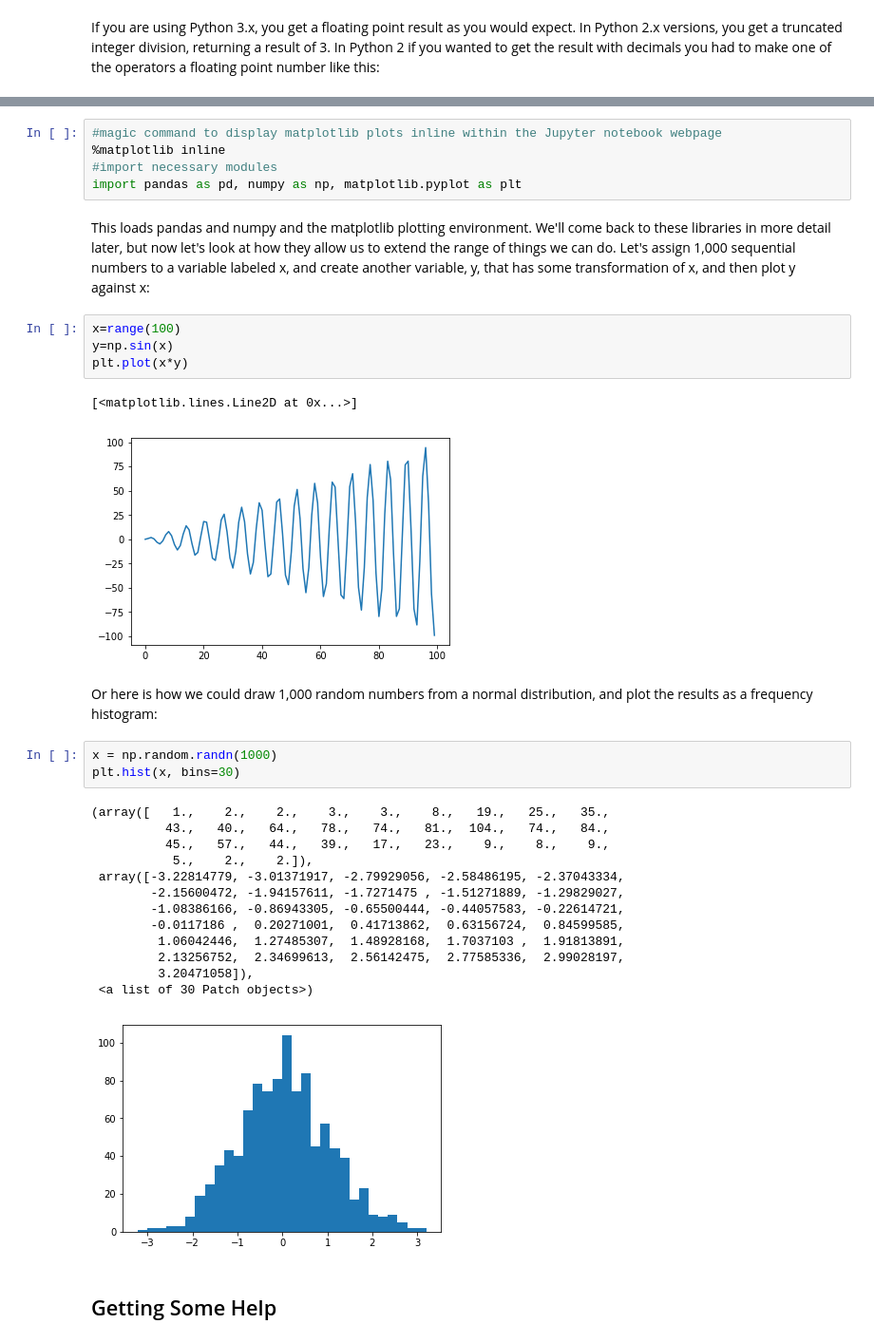
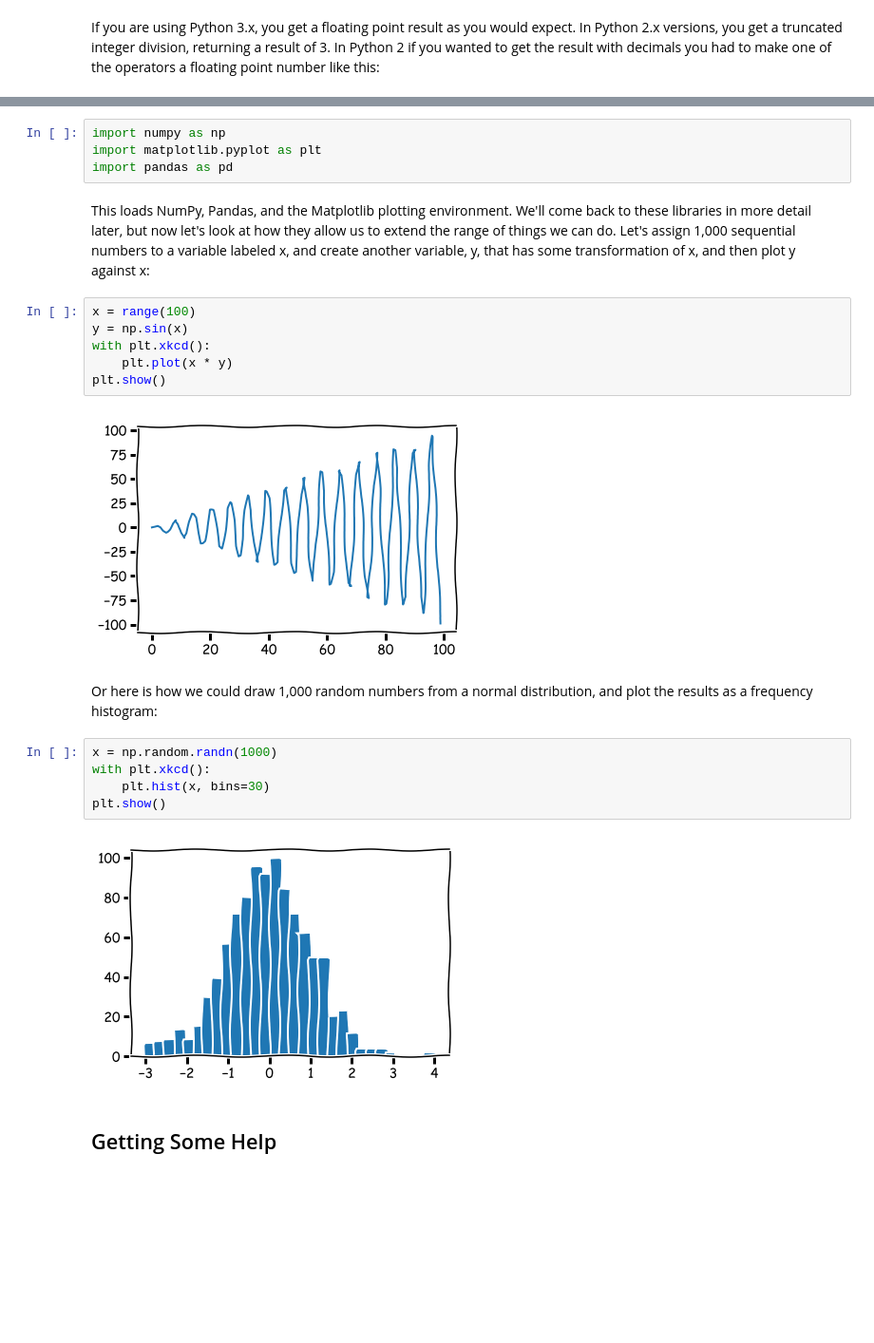
Before and after one commit to NYAG/urban-informatics-and-visualization, a Jupyter notebook: 01-introduction/Introduction-to-jupyter-notebooks-and-python.ipynb, the cells around one changed output, grey strips where cells are left out. Shown at 95% size. Cells and saved outputs as stored; diff of their text form; blank space fills up the shorter version.

```diff
--- a/01-introduction/Introduction-to-jupyter-notebooks-and-python.ipynb
+++ b/01-introduction/Introduction-to-jupyter-notebooks-and-python.ipynb
@@ -127,36 +168,26 @@ To give a preview of somewhat more advanced topics, let's look at the interactiv
-# %%
-#magic command to display matplotlib plots inline within the Jupyter notebook webpage
-%matplotlib inline
-#import necessary modules
-import pandas as pd, numpy as np, matplotlib.pyplot as plt
+# %%
+import numpy as np
+import matplotlib.pyplot as plt
+import pandas as pd
 # %% [markdown]
-This loads pandas and numpy and the matplotlib plotting environment.  We'll come back to these libraries in more detail later, but now let's look at how they allow us to extend the range of things we can do.  Let's assign 1,000 sequential numbers to a variable labeled x, and create another variable, y, that has some transformation of x, and then plot y against x:
+This loads NumPy, Pandas, and the Matplotlib plotting environment.  We'll come back to these libraries in more detail later, but now let's look at how they allow us to extend the range of things we can do.  Let's assign 1,000 sequential numbers to a variable labeled x, and create another variable, y, that has some transformation of x, and then plot y against x:
 # %%
-x=range(100)
-y=np.sin(x)
-plt.plot(x*y)
+x = range(100)
+y = np.sin(x)
+with plt.xkcd():
+    plt.plot(x * y)
+plt.show()
 # %% [output]
-[<matplotlib.lines.Line2D at 0x...>]
-[figure, old version]
+[figure, new version]
 # %% [markdown]
 Or here is how we could draw 1,000 random numbers from a normal distribution, and plot the results as a frequency histogram:
 # %%
 x = np.random.randn(1000)
-plt.hist(x, bins=30)
+with plt.xkcd():
+    plt.hist(x, bins=30)
+plt.show()
 # %% [output]
-(array([   1.,    2.,    2.,    3.,    3.,    8.,   19.,   25.,   35.,
-          43.,   40.,   64.,   78.,   74.,   81.,  104.,   74.,   84.,
-          45.,   57.,   44.,   39.,   17.,   23.,    9.,    8.,    9.,
-           5.,    2.,    2.]),
- array([-3.22814779, -3.01371917, -2.79929056, -2.58486195, -2.37043334,
-        -2.15600472, -1.94157611, -1.7271475 , -1.51271889, -1.29829027,
-        -1.08386166, -0.86943305, -0.65500444, -0.44057583, -0.22614721,
-        -0.0117186 ,  0.20271001,  0.41713862,  0.63156724,  0.84599585,
-         1.06042446,  1.27485307,  1.48928168,  1.7037103 ,  1.91813891,
-         2.13256752,  2.34699613,  2.56142475,  2.77585336,  2.99028197,
-         3.20471058]),
- <a list of 30 Patch objects>)
-[figure, old version]
+[figure, new version]
 # %% [markdown]
 ## Getting Some Help
 # %% [markdown]
```
Also changed, not shown: parts of 39 cells of this notebook, 2 other files.
